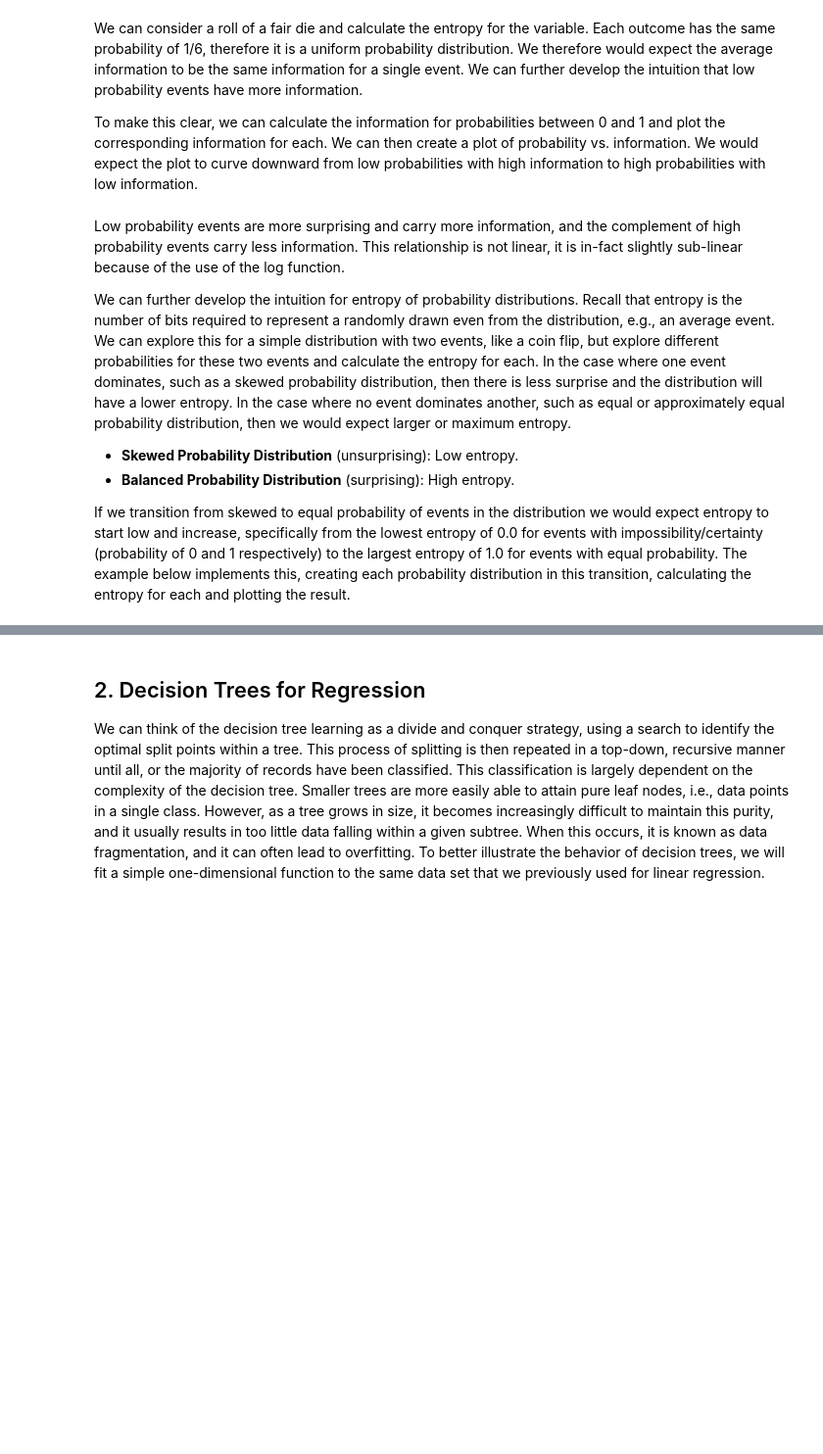
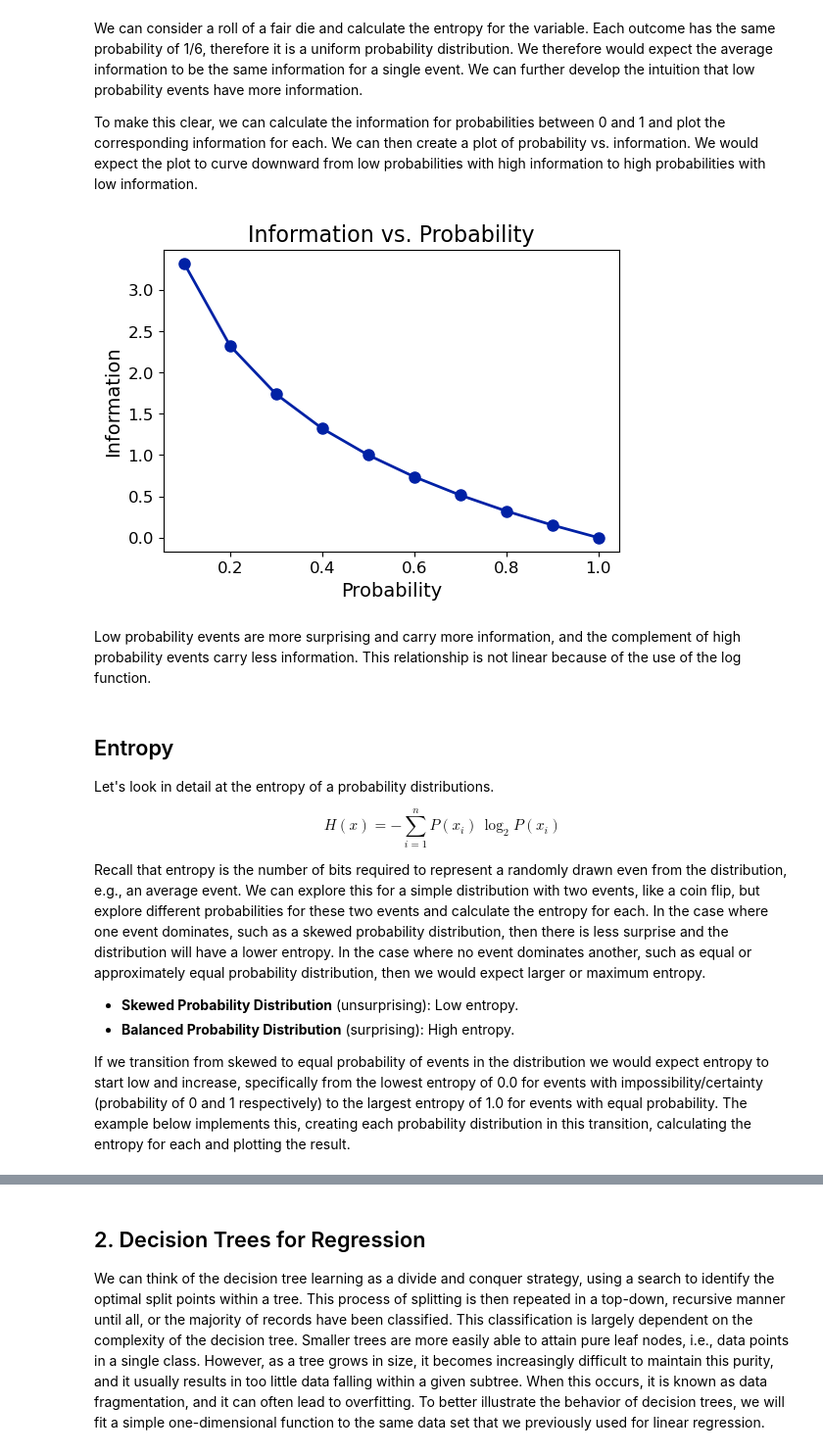
Before and after one commit to rhennig/EMA4935, a Jupyter notebook: Notebooks/10_Decision_trees.ipynb, the cells around one changed output, grey strips where cells are left out. Shown at 98% size. Saved outputs shown, nothing was run; the diff lists cells and outputs as text; code cells hidden in the pictures; blank space fills up the shorter version.

```diff
--- a/Notebooks/10_Decision_trees.ipynb
+++ b/Notebooks/10_Decision_trees.ipynb
@@ -41,8 +41,8 @@ from sklearn.tree            import plot_tree
 from sklearn.model_selection import train_test_split
 from sklearn.metrics         import mean_squared_error
 
-plt.rc('xtick', labelsize=18)
-plt.rc('ytick', labelsize=18)
+plt.rc('xtick', labelsize=12)
+plt.rc('ytick', labelsize=12)
 
 blue   = '#0021A5'
 orange = '#FA4616'
@@ -88,30 +88,37 @@ We can consider a roll of a fair die and calculate the entropy for the variable.
 To make this clear, we can calculate the information for probabilities between 0 and 1 and plot the corresponding information for each. We can then create a plot of probability vs. information. We would expect the plot to curve downward from low probabilities with high information to high probabilities with low information.
 # %%
 # Compare probability vs. information
-plt.rc('xtick', labelsize=12)
-plt.rc('ytick', labelsize=12)
-
 # List of probabilities
 probabilities = np.linspace(0.1, 1.0, num=10)
 
 # Calculate information
 information = -np.log2(probabilities)
 
 # Plot probability vs information
-plt.figure( figsize=(8, 8) )
+plt.figure( figsize=(6, 4) )
 
 plt.plot(probabilities, information, marker='o', c=blue, ms=8, ls='-', lw=2)
 
-plt.title('Information vs. Probability', fontsize=20)
+plt.title('Information vs. Probability', fontsize=16)
 
-plt.xlabel('Probability', fontsize=18)
-plt.ylabel('Information', fontsize=18)
+plt.xlabel('Probability', fontsize=14)
+plt.ylabel('Information', fontsize=14)
 
 plt.show()
+# %% [output]
+[figure, added]
+# %% [markdown]
+Low probability events are more surprising and carry more information, and the complement of high probability events carry less information. This relationship is not linear because of the use of the log function.
 # %% [markdown]
-Low probability events are more surprising and carry more information, and the complement of high probability events carry less information. This relationship is not linear, it is in-fact slightly sub-linear because of the use of the log function.
+## Entropy
 
-We can further develop the intuition for entropy of probability distributions. Recall that entropy is the number of bits required to represent a randomly drawn even from the distribution, e.g., an average event. We can explore this for a simple distribution with two events, like a coin flip, but explore different probabilities for these two events and calculate the entropy for each. In the case where one event dominates, such as a skewed probability distribution, then there is less surprise and the distribution will have a lower entropy. In the case where no event dominates another, such as equal or approximately equal probability distribution, then we would expect larger or maximum entropy.
+Let's look in detail at the entropy of a probability distributions.
+
+$$
+H(x) = - \sum_{i=1}^n P(x_i)\, \log_2 P(x_i)
+$$
+
+Recall that entropy is the number of bits required to represent a randomly drawn even from the distribution, e.g., an average event. We can explore this for a simple distribution with two events, like a coin flip, but explore different probabilities for these two events and calculate the entropy for each. In the case where one event dominates, such as a skewed probability distribution, then there is less surprise and the distribution will have a lower entropy. In the case where no event dominates another, such as equal or approximately equal probability distribution, then we would expect larger or maximum entropy.
 
 - **Skewed Probability Distribution** (unsurprising): Low entropy.
 - **Balanced Probability Distribution** (surprising): High entropy.
```
Also changed, not shown: parts of 16 cells of this notebook.
